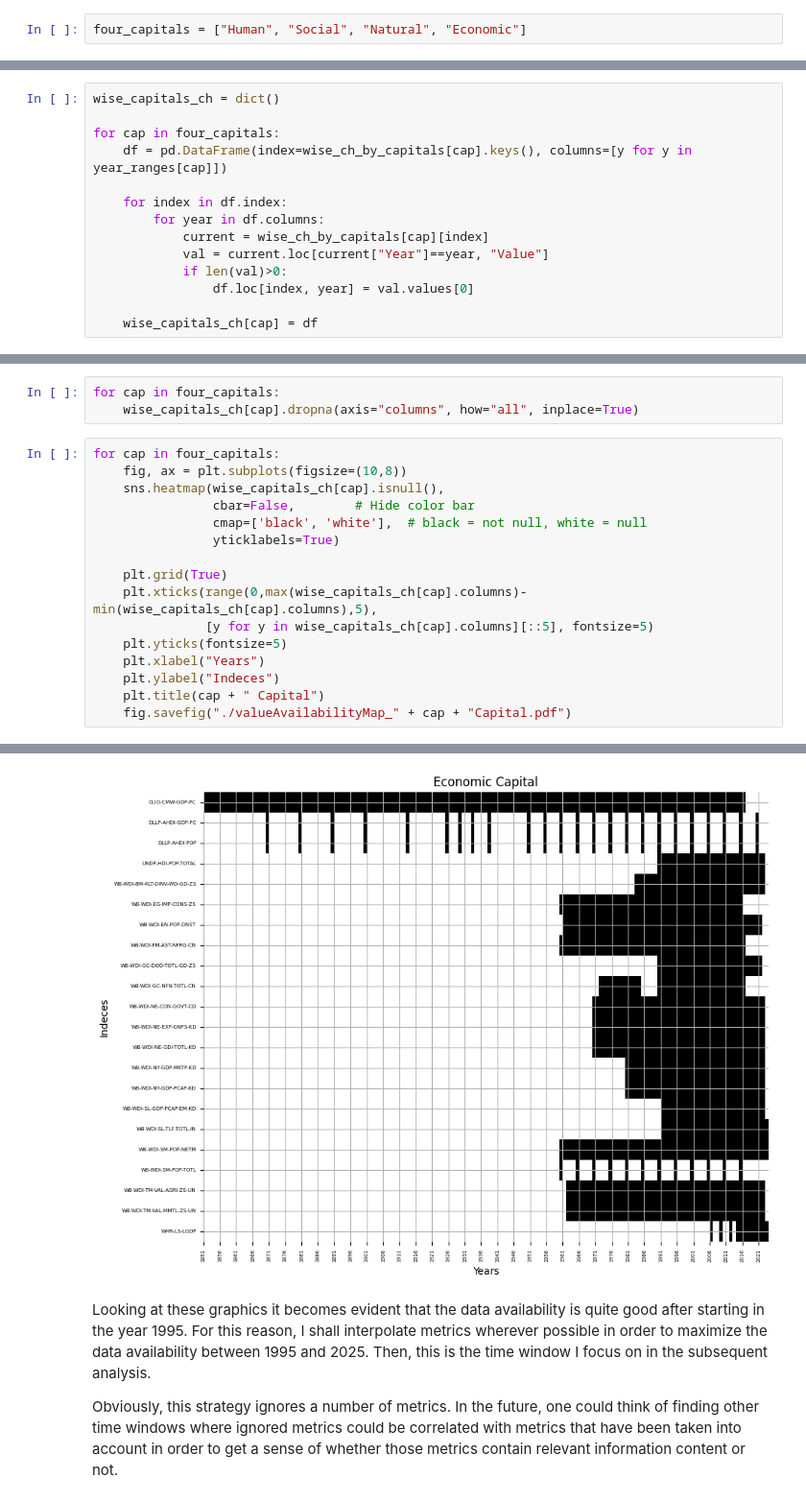
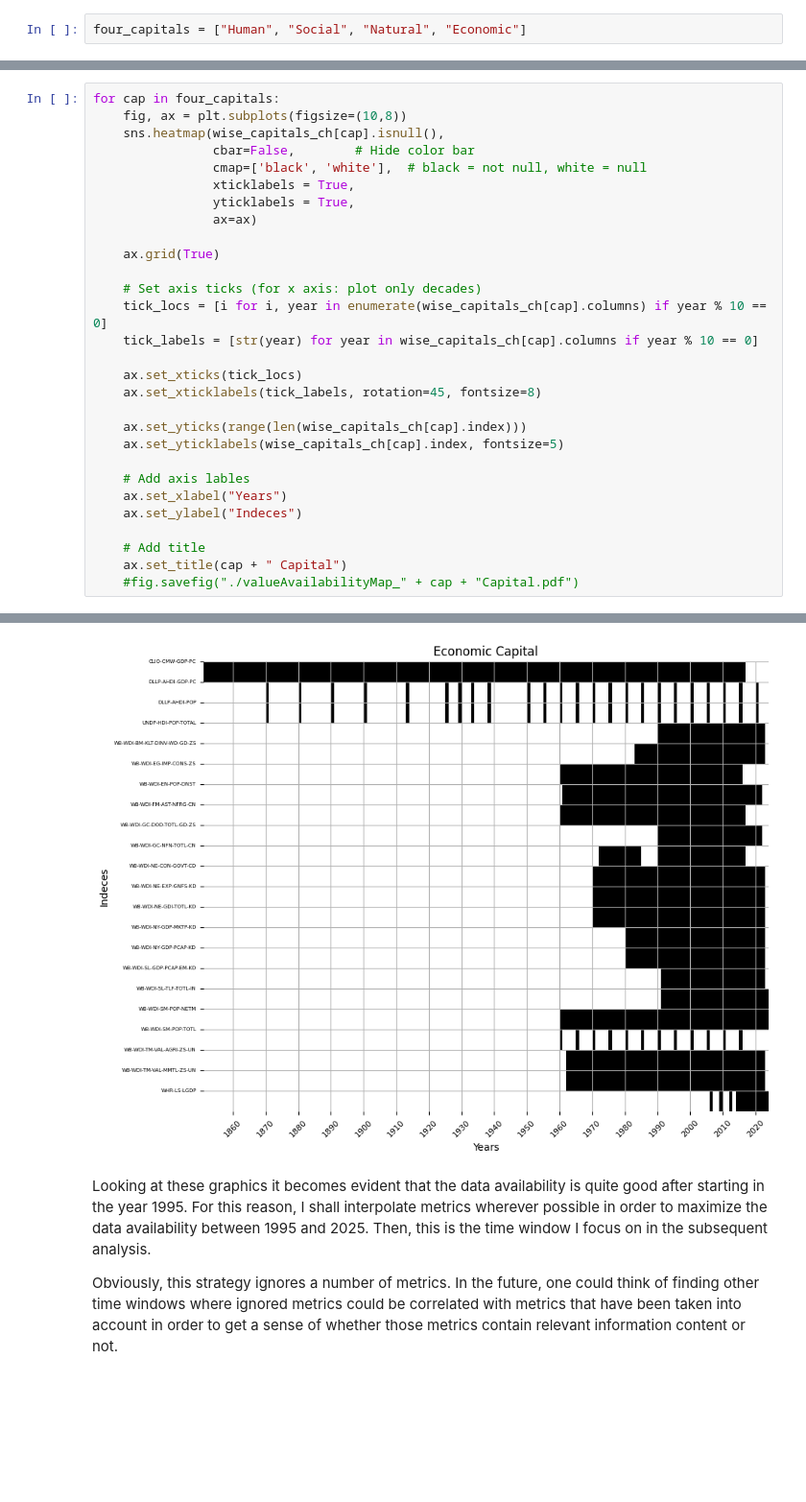
Before and after one commit to B-Lab-Switzerland/sipi-data-analysis, a Jupyter notebook: notebooks/Country_Level/correlation_analysis.ipynb, the cells around one changed output, grey strips where cells are left out. Shown at 96% size. Drawn from its saved outputs; the diff is of its cells as text; blank space fills up the shorter version.

```diff
--- a/notebooks/Country_Level/correlation_analysis.ipynb
+++ b/notebooks/Country_Level/correlation_analysis.ipynb
@@ -134,14 +130,0 @@ for cap in four_capitals:
-# %%
-wise_capitals_ch = dict()
-
-for cap in four_capitals:
-    df = pd.DataFrame(index=wise_ch_by_capitals[cap].keys(), columns=[y for y in year_ranges[cap]])
-
-    for index in df.index:
-        for year in df.columns:
-            current = wise_ch_by_capitals[cap][index]
-            val = current.loc[current["Year"]==year, "Value"]
-            if len(val)>0:
-                df.loc[index, year] = val.values[0]
-
-    wise_capitals_ch[cap] = df
@@ -150,20 +131,30 @@ for cap in four_capitals:
-# %%
-for cap in four_capitals:
-    wise_capitals_ch[cap].dropna(axis="columns", how="all", inplace=True)
 # %%
 for cap in four_capitals:
     fig, ax = plt.subplots(figsize=(10,8))
     sns.heatmap(wise_capitals_ch[cap].isnull(),
                 cbar=False,        # Hide color bar
                 cmap=['black', 'white'],  # black = not null, white = null
-                yticklabels=True)
+                xticklabels = True,
+                yticklabels = True,
+                ax=ax)
 
-    plt.grid(True)
-    plt.xticks(range(0,max(wise_capitals_ch[cap].columns)-min(wise_capitals_ch[cap].columns),5),
-               [y for y in wise_capitals_ch[cap].columns][::5], fontsize=5)
-    plt.yticks(fontsize=5)
-    plt.xlabel("Years")
-    plt.ylabel("Indeces")
-    plt.title(cap + " Capital")
-    fig.savefig("./valueAvailabilityMap_" + cap + "Capital.pdf")
+    ax.grid(True)
+
+    # Set axis ticks (for x axis: plot only decades)
+    tick_locs = [i for i, year in enumerate(wise_capitals_ch[cap].columns) if year % 10 == 0]
+    tick_labels = [str(year) for year in wise_capitals_ch[cap].columns if year % 10 == 0]
+
+    ax.set_xticks(tick_locs)
+    ax.set_xticklabels(tick_labels, rotation=45, fontsize=8)
+
+    ax.set_yticks(range(len(wise_capitals_ch[cap].index)))
+    ax.set_yticklabels(wise_capitals_ch[cap].index, fontsize=5)
+
+    # Add axis lables
+    ax.set_xlabel("Years")
+    ax.set_ylabel("Indeces")
+
+    # Add title
+    ax.set_title(cap + " Capital")
+    #fig.savefig("./valueAvailabilityMap_" + cap + "Capital.pdf")
 # %% [output]
@@ -173,4 +164,4 @@ for cap in four_capitals:
-[figure, old version]
+[figure, new version]
 # %% [markdown]
 Looking at these graphics it becomes evident that the data availability is quite good after starting in the year 1995. For this reason, I shall interpolate metrics wherever possible in order to maximize the data availability between 1995 and 2025. Then, this is the time window I focus on in the subsequent analysis.
 
```
Also changed, not shown: parts of 31 cells of this notebook, 13 other files.
